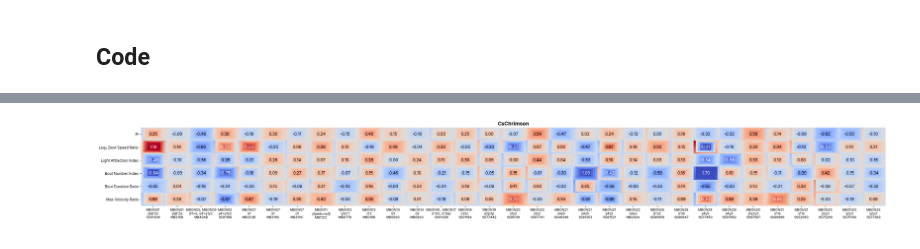
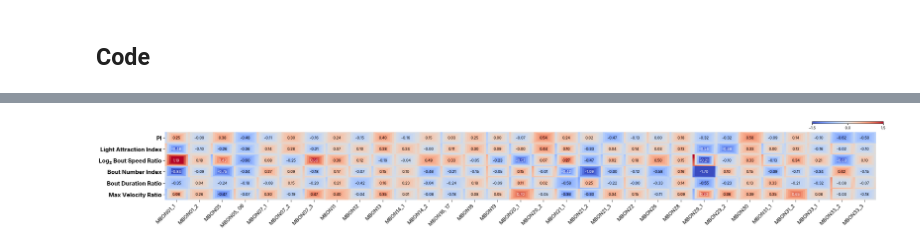
Before and after one commit to lnicole08/OSAR-Nicole-version, a Jupyter notebook: Vortex Maps.ipynb, the cells around one changed output, grey strips where cells are left out. Saved outputs shown, nothing was run; the diff lists cells and outputs as text; code cells hidden in the pictures.

```diff
--- a/Vortex Maps.ipynb
+++ b/Vortex Maps.ipynb
@@ -19,14 +19,14 @@ for f in font_manager.findSystemFonts(fontpaths=[font_path]):
 plt.rcParams["font.family"] = "Inter"
 # %%
 METRICS = [
-    "PI_Hg_OSAR", "Log2 Bout Speed ratio_Hg_OSAR",
-    "Light Attraction Index_Hg_OSAR", "Bout Number Index_Hg_OSAR", "Bout Duration ratio_Hg_OSAR",
+    "PI_Hg_OSAR",
+    "Light Attraction Index_Hg_OSAR", "Log2 Bout Speed ratio_Hg_OSAR", "Bout Number Index_Hg_OSAR", "Bout Duration ratio_Hg_OSAR",
     "Max Velocity ratio_Hg_OSAR"
 ]
 
 METRIC_DISPLAY = {
-    "PI_Hg_OSAR": "PI",
-    "Log2 Bout Speed ratio_Hg_OSAR": r"$\mathrm{Log_2}$ Bout Speed Ratio", "Light Attraction Index_Hg_OSAR": "Light Attraction Index",
+    "PI_Hg_OSAR": "PI", "Light Attraction Index_Hg_OSAR": "Light Attraction Index",
+    "Log2 Bout Speed ratio_Hg_OSAR": r"$\mathrm{Log_2}$ Bout Speed Ratio",
     "Bout Number Index_Hg_OSAR": "Bout Number Index", "Bout Duration ratio_Hg_OSAR": "Bout Duration Ratio",
     "Max Velocity ratio_Hg_OSAR": "Max Velocity Ratio"
 }
@@ -244,25 +313,53 @@ plt.show()
 # %%
+METRIC_DISPLAY = {
+    "PI_Hg_OSAR": "PI", "Light Attraction Index_Hg_OSAR": "Light Attraction Index",
+    "Log2 Bout Speed ratio_Hg_OSAR": "Log\u2082 Bout Speed Ratio",
+    "Bout Number Index_Hg_OSAR": "Bout Number Index", "Bout Duration ratio_Hg_OSAR": "Bout Duration Ratio",
+    "Max Velocity ratio_Hg_OSAR": "Max Velocity Ratio"
+}
+
 # All metrics in one heatmap — TRANSPOSED (MBONs on x-axis, Metrics on y-axis)
 spirals, mean_vals, mbons = build_vortex_df(osar_data, responder, METRICS, lobelocation)
 
 if responder == "ACR":
     responderrename = "GtACR1"
 if responder == 'Chrimson2':
     responderrename = 'CsChrimson'
 
 # Transpose spirals and mean_vals
 spirals_T = spirals.T
 mean_vals_T = mean_vals.T
+n = 11
 
 fig, ax = vortex_map(spirals_T, mean_vals_T, cmap='coolwarm', vmin=-1.5, vmax=1.5,
-                     figsize=(30, 4), annot=True, annot_fontsize=11)
+                     figsize=(30, 4), annot=True, annot_fontsize=10)
 
-xlabels = create_labels(mbons, lobelocation, sep='\n')
-ax.set_xticklabels(xlabels, fontsize=9, rotation=0, ha='center')
-ax.set_yticklabels([METRIC_DISPLAY.get(m, m) for m in METRICS], fontsize=10)
-ax.set_title(f"{responderrename}", fontsize=14, fontweight='bold')
+xlabels = create_mbon_only_labels(mbons, lobelocation)
+n_cols = len(mbons)
+n_rows = len(METRICS)
+
+# Explicitly re-set ticks to avoid ghost ticks
+ax.set_xticks([j*n + (n-1)/2 for j in range(n_cols)])
+ax.set_xticklabels(xlabels, fontsize=14, rotation=45, ha='right')
+ax.set_yticks([i*n + (n-1)/2 for i in range(n_rows)])
+ax.set_yticklabels([METRIC_DISPLAY.get(m, m) for m in METRICS], fontsize=16, fontweight = 'bold')
+#ax.set_title(f"{responderrename}", fontsize=15, fontweight='bold')
+
+# Fix ghost ticks
+ax.xaxis.set_minor_locator(plt.NullLocator())
+ax.yaxis.set_minor_locator(plt.NullLocator())
+ax.tick_params(axis='both', which='major', length=5, width=1, color='black')
+ax.tick_params(axis='both', which='minor', length=0, width=0)
+
+
+# Colorbar (horizontal)
+cax = inset_axes(ax, width="10%", height="3%", loc='upper right',
+                 bbox_to_anchor=(0, 0.05, 1, 1), bbox_transform=ax.transAxes, borderpad=-2)
+cbar = fig.colorbar(ax.images[0], cax=cax, orientation="horizontal")
+cbar.ax.tick_params(labelsize=10, width=1.5, length=4)
+cbar.set_ticks([-1.5, 0, 1.5])
 
 plt.tight_layout()
 plt.show()
 # %% [output]
-[figure, old version]
+[figure, new version]
```
Also changed, not shown: parts of 3 cells of this notebook, 1 other file.
